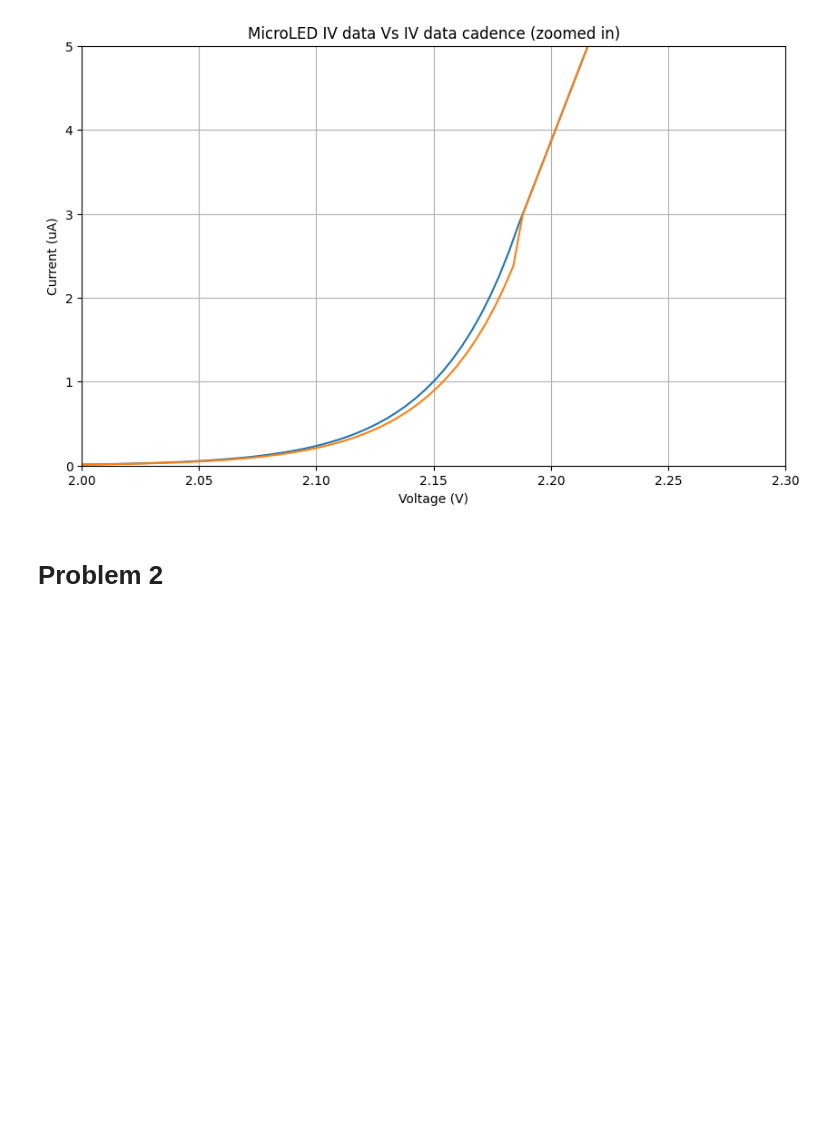
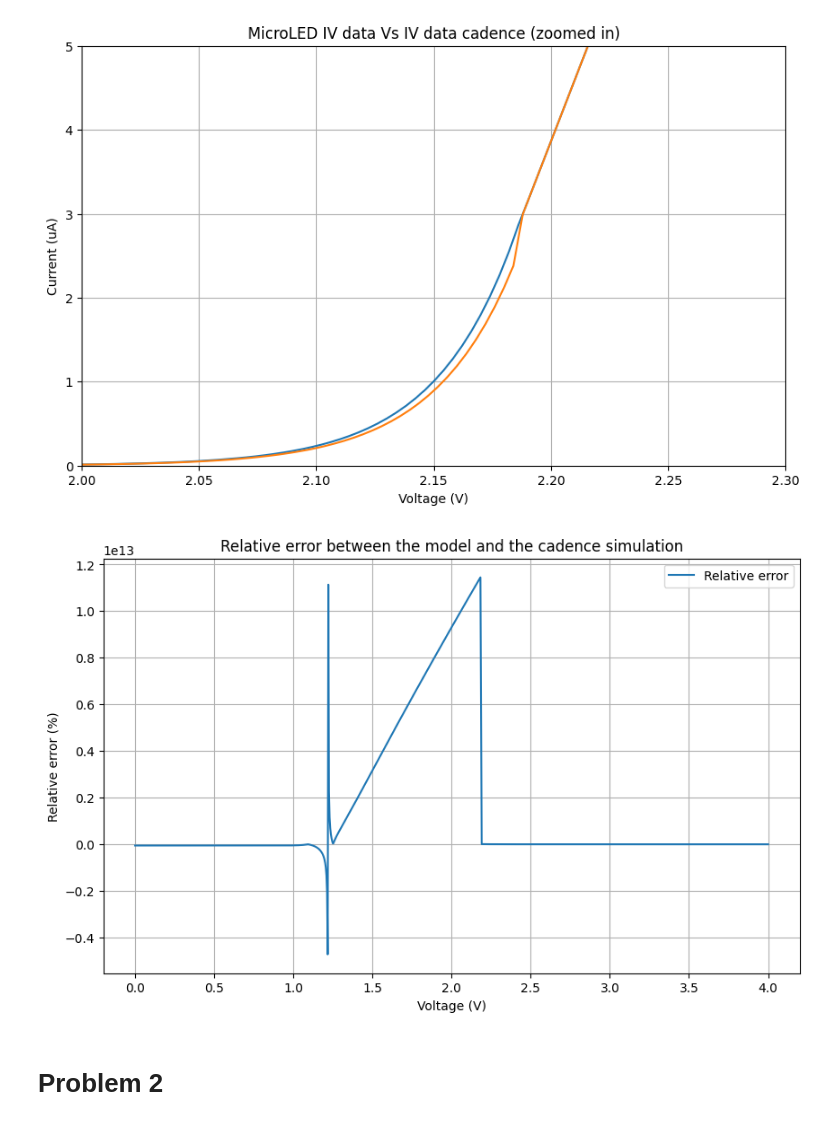
Before and after one commit to rgarmartins/lab3_eda, a Jupyter notebook: lab3.ipynb, the cells around one changed output. Saved outputs shown, nothing was run; the diff lists cells and outputs as text; code cells hidden in the pictures; blank space fills up the shorter version.

```diff
--- a/lab3.ipynb
+++ b/lab3.ipynb
@@ -115,6 +127,26 @@ plt.show()
 # %% [output]
 [figure]
 [figure]
+# %%
+from scipy.interpolate import interp1d
+
+# Interpolate the cadence data to match the shape of v_microled
+interp_cadence = interp1d(df_cadence_limited['/I0/i X'], df_cadence_limited['/I0/i Y'] * 1e6, kind='linear', fill_value="extrapolate")
+cadence_interpolated = interp_cadence(v_microled)
+
+# Calculate the relative error
+relative_error = (abs(cadence_interpolated - obtainId_microled_limited_exponential(v_microled, Is_microled, vt_microled, n_microled) * 1e6) / obtainId_microled_limited_exponential(v_microled, Is_microled, vt_microled, n_microled) * 1e6) * 100
+
+plt.figure(5, figsize=(10, 6))
+plt.plot(v_microled, relative_error, label='Relative error')
+plt.xlabel('Voltage (V)')
+plt.ylabel('Relative error (%)')
+plt.legend(loc='best')
+plt.title('Relative error between the model and the cadence simulation')
+plt.grid()
+plt.show()
+# %% [output]
+[figure, added]
 # %% [markdown]
 # Problem 2
 # %% [markdown]
```
Also changed, not shown: parts of 4 cells of this notebook.
